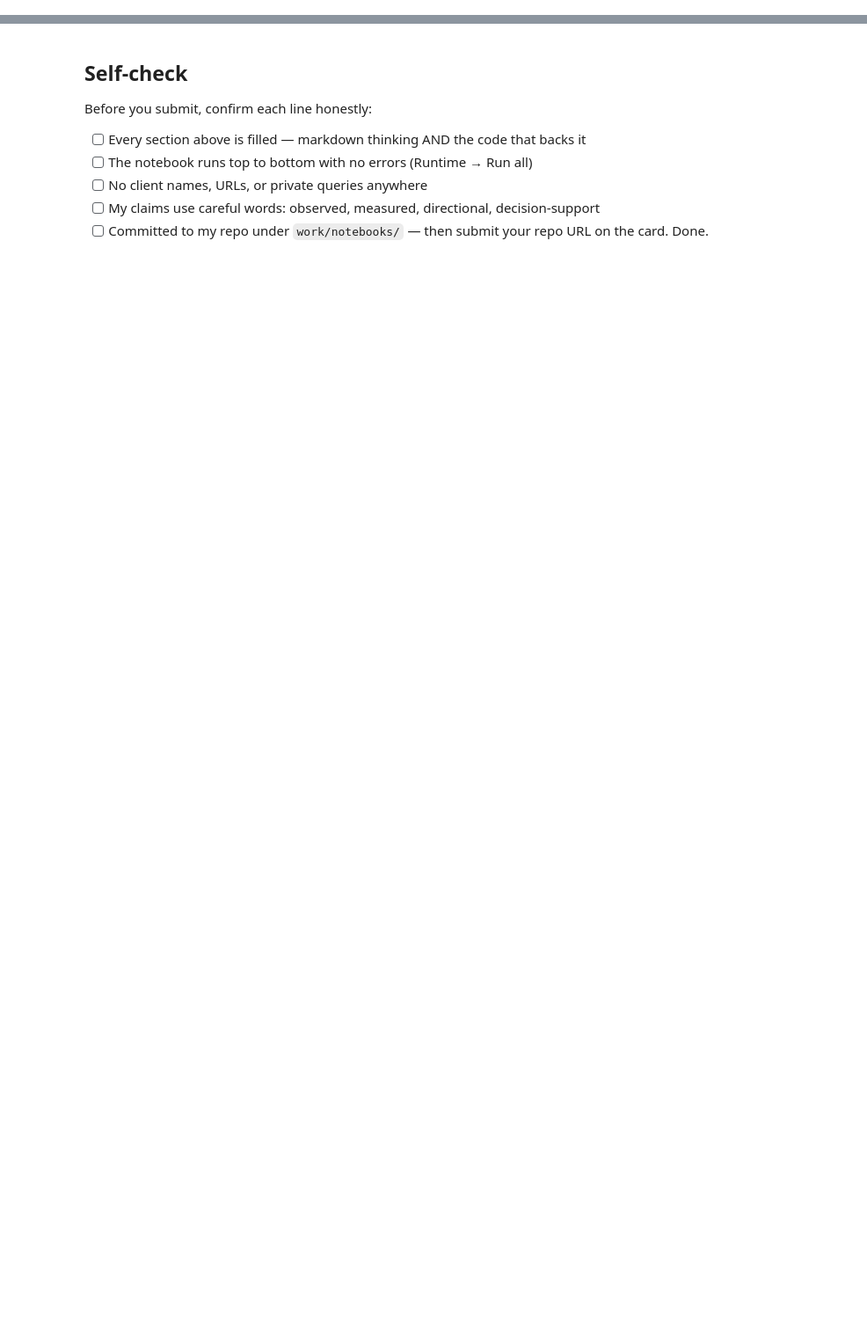
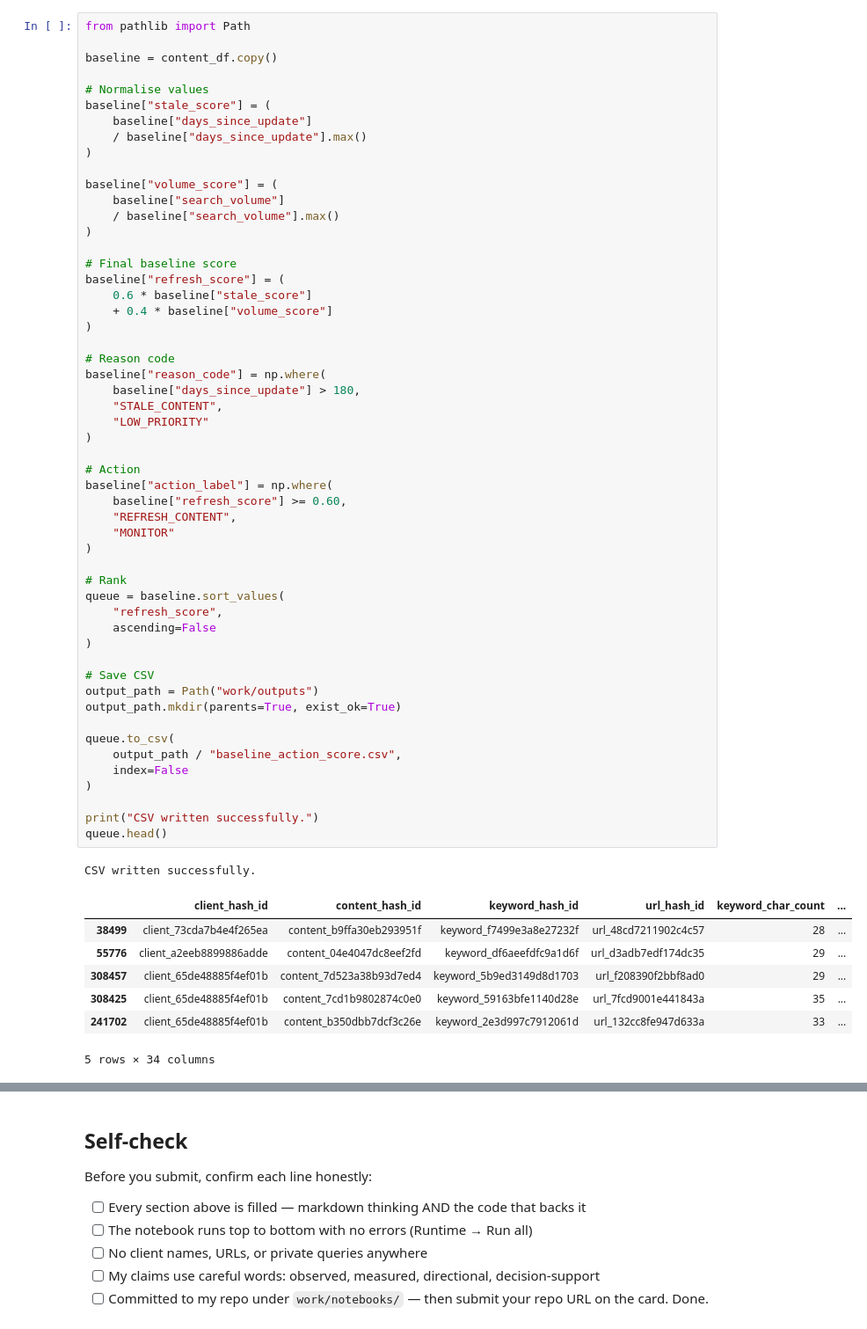
Before and after one commit to R-SamiUllah/Flyrank-Task1, a Jupyter notebook: work/notebooks/w04_baseline_score.ipynb, the cells around one changed output, grey strips where cells are left out. Shown at 88% size. Saved outputs shown, nothing was run; the diff lists cells and outputs as text; blank space fills up the shorter version.

```diff
--- a/work/notebooks/w04_baseline_score.ipynb
+++ b/work/notebooks/w04_baseline_score.ipynb
@@ -23,3 +181,65 @@ This skeleton is yours to fill. Work the sections **in order** — each one has
+# %%
+from pathlib import Path
+
+baseline = content_df.copy()
+
+# Normalise values
+baseline["stale_score"] = (
+    baseline["days_since_update"]
+    / baseline["days_since_update"].max()
+)
+
+baseline["volume_score"] = (
+    baseline["search_volume"]
+    / baseline["search_volume"].max()
+)
+
+# Final baseline score
+baseline["refresh_score"] = (
+    0.6 * baseline["stale_score"]
+    + 0.4 * baseline["volume_score"]
+)
+
+# Reason code
+baseline["reason_code"] = np.where(
+    baseline["days_since_update"] > 180,
+    "STALE_CONTENT",
+    "LOW_PRIORITY"
+)
+
+# Action
+baseline["action_label"] = np.where(
+    baseline["refresh_score"] >= 0.60,
+    "REFRESH_CONTENT",
+    "MONITOR"
+)
+
+# Rank
+queue = baseline.sort_values(
+    "refresh_score",
+    ascending=False
+)
+
+# Save CSV
+output_path = Path("work/outputs")
+output_path.mkdir(parents=True, exist_ok=True)
+
+queue.to_csv(
+    output_path / "baseline_action_score.csv",
+    index=False
+)
+
+print("CSV written successfully.")
+queue.head()
+# %% [output]
+CSV written successfully.
+|  | client_hash_id | content_hash_id | keyword_hash_id | url_hash_id | keyword_char_count | ... |
+| 38499 | client_73cda7b4e4f265ea | content_b9ffa30eb293951f | keyword_f7499e3a8e27232f | url_48cd7211902c4c57 | 28 | ... |
+| 55776 | client_a2eeb8899886adde | content_04e4047dc8eef2fd | keyword_df6aeefdfc9a1d6f | url_d3adb7edf174dc35 | 29 | ... |
+| 308457 | client_65de48885f4ef01b | content_7d523a38b93d7ed4 | keyword_5b9ed3149d8d1703 | url_f208390f2bbf8ad0 | 29 | ... |
+| 308425 | client_65de48885f4ef01b | content_7cd1b9802874c0e0 | keyword_59163bfe1140d28e | url_7fcd9001e441843a | 35 | ... |
+| 241702 | client_65de48885f4ef01b | content_b350dbb7dcf3c26e | keyword_2e3d997c7912061d | url_132cc8fe947d633a | 33 | ... |
+5 rows × 34 columns
 # %% [markdown]
 ## 3. Top-20 review
 
```
Also changed, not shown: parts of 25 cells of this notebook.
